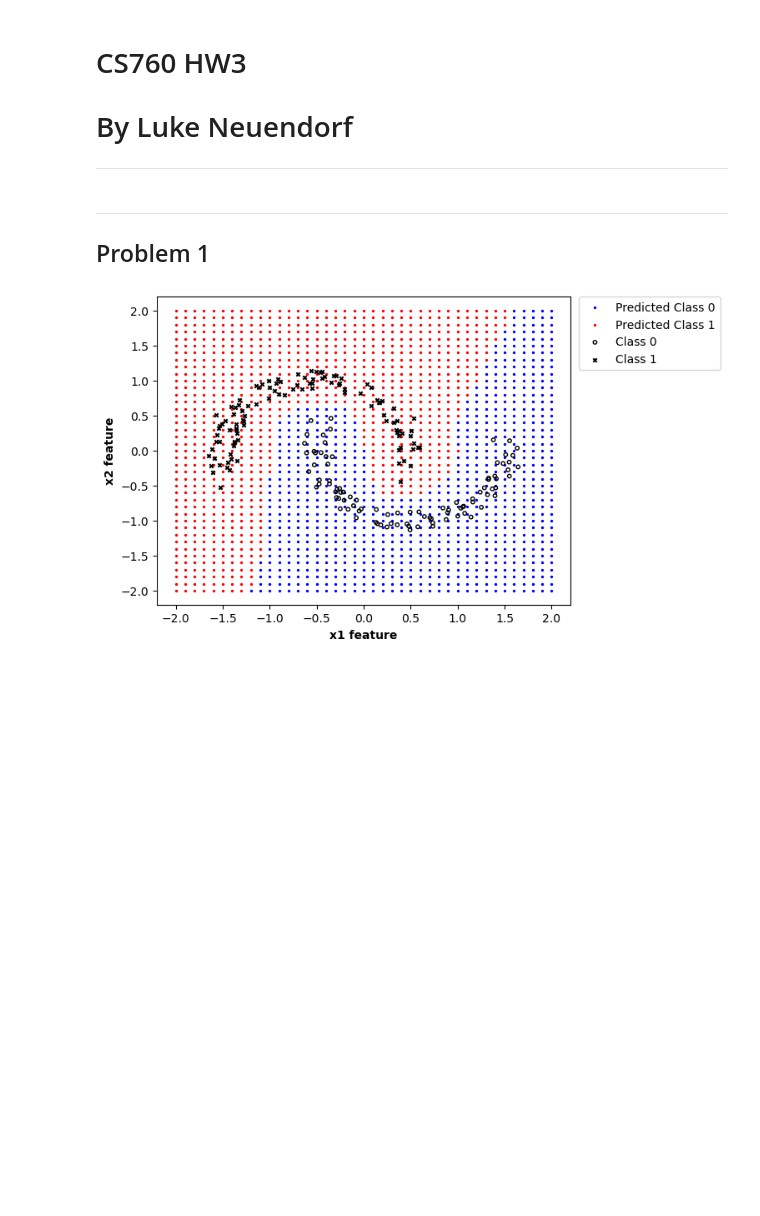
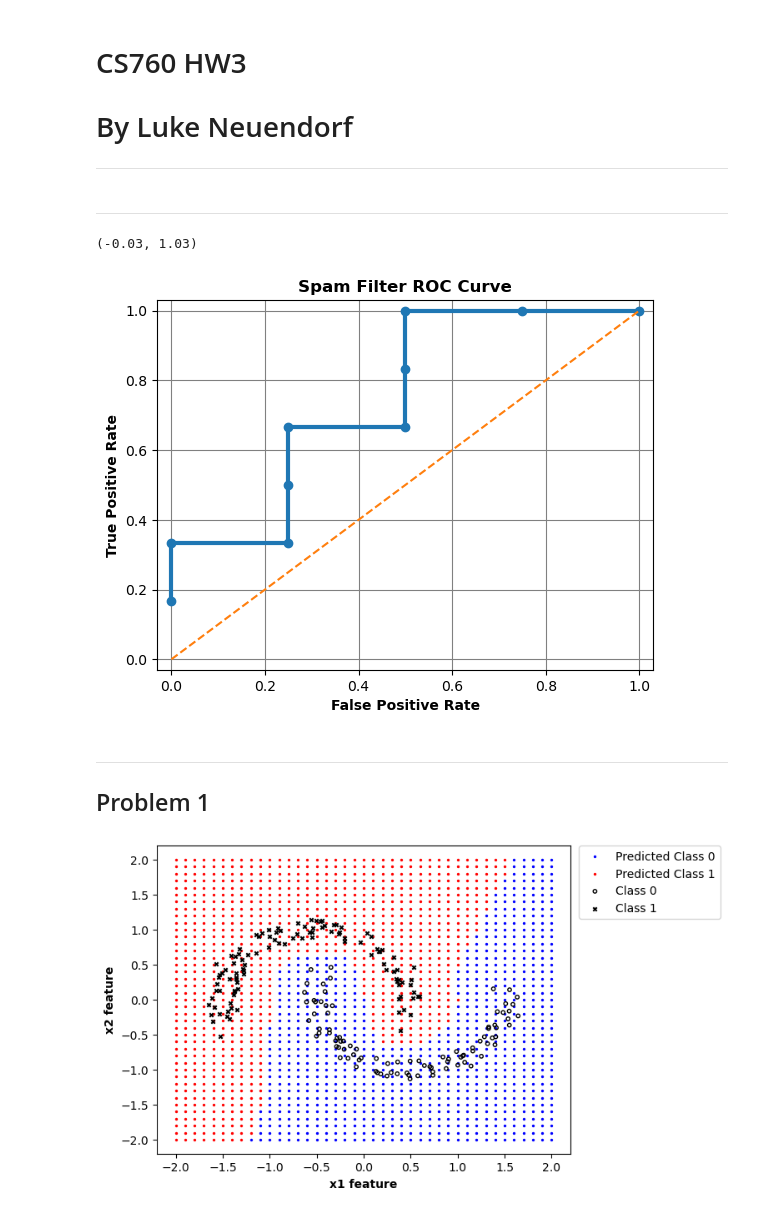
Before and after one commit to lneuendorf/CS760-MachineLearning, a Jupyter notebook: KNN-Classifier/hw3.ipynb, the cells around one changed output. Drawn from its saved outputs; the diff is of its cells as text; code cells hidden in the pictures; blank space fills up the shorter version.

```diff
--- a/KNN-Classifier/hw3.ipynb
+++ b/KNN-Classifier/hw3.ipynb
@@ -14,3 +22,22 @@ from sklearn import metrics
+# %% [markdown]
+***
+# %%
+fpr = [0,0,.25,.25,.25,.5,.5,.5,.75,1]
+tpr = [1/6,1/3,1/3,.5,2/3,2/3,5/6,1,1,1]
+fig, ax =plt.subplots(1)
+ax.plot(fpr,tpr,marker='o',lw=3)
+ax.plot(np.linspace(0,1,10),np.linspace(0,1,10), linestyle='dashed')
+ax.set_ylabel('True Positive Rate',weight='bold')
+ax.set_xlabel('False Positive Rate',weight='bold')
+ax.set_axisbelow(True)
+ax.xaxis.grid(color='gray')
+ax.yaxis.grid(color='gray')
+ax.set_title('Spam Filter ROC Curve',weight='bold')
+ax.set_ylim([-.03,1.03])
+ax.set_xlim([-.03,1.03])
+# %% [output]
+(-0.03, 1.03)
+[figure, added]
 # %% [markdown]
 ***
 ## Problem 1
```
Also changed, not shown: parts of 9 cells of this notebook, 2 other files.
